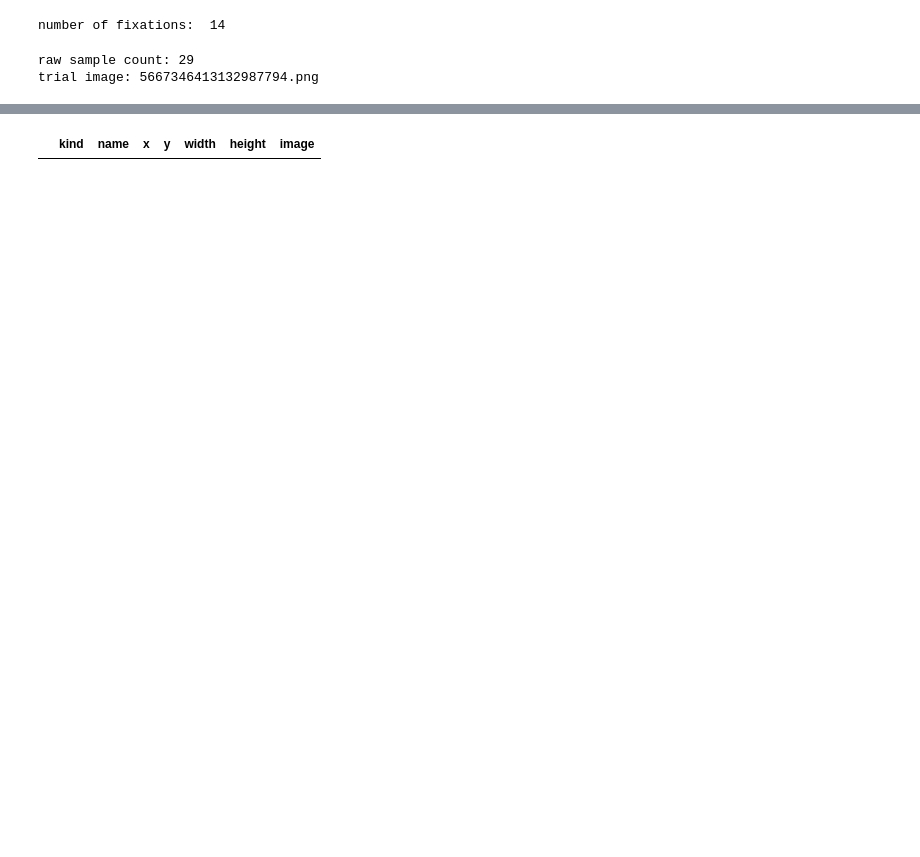
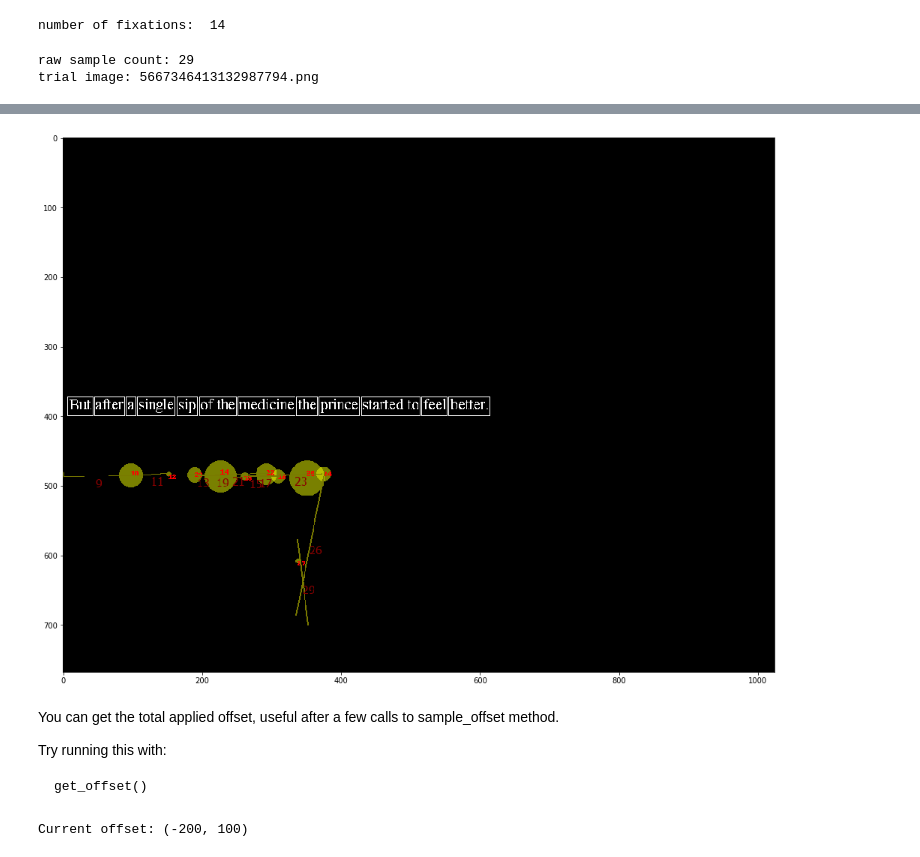
Before and after one commit to nalmadi/EMIP-Toolkit, a Jupyter notebook: EyeLink1000_Examples.ipynb, the cells around one changed output, grey strips where cells are left out. Saved outputs shown, nothing was run; the diff lists cells and outputs as text; code cells hidden in the pictures; blank space fills up the shorter version.

Commit message:
Add EyeLink 1000 notebook examples

````diff
--- a/EyeLink1000_Examples.ipynb
+++ b/EyeLink1000_Examples.ipynb
@@ -77,7 +94,19 @@ EMIP[subject_ID].trial[trial_num].draw_trial(images_path, aoi_path, save_image=T
+# %%
+# apply offset
+EMIP[subject_ID].trial[trial_num].sample_offset(-200, 100) # x:100 and y:50 just for example
+
+# draw trial again
+EMIP[subject_ID].trial[trial_num].draw_trial(image_path, draw_raw_data=False, draw_fixation=True, draw_saccade=True, draw_number=True, draw_aoi=True)
+# %% [output]
+[figure, added]
+# %% [markdown]
+You can get the total applied offset, useful after a few calls to sample_offset method.
+
+Try running this with:
+```
+get_offset()
+```
 # %%
-trial_image = EMIP[subject_ID].trial[trial_num].get_trial_image()
+print("Current offset:", EMIP[subject_ID].trial[trial_num].get_offset())
+# %% [output]
+Current offset: (-200, 100)
-# %%
-aoi = TK.find_rectangles(images_path + trial_image, "sub-line")
-aoi
-# %% [output]
-|  | kind | name | x | y | width | height | image |
````
Also changed, not shown: parts of 10 cells of this notebook.
